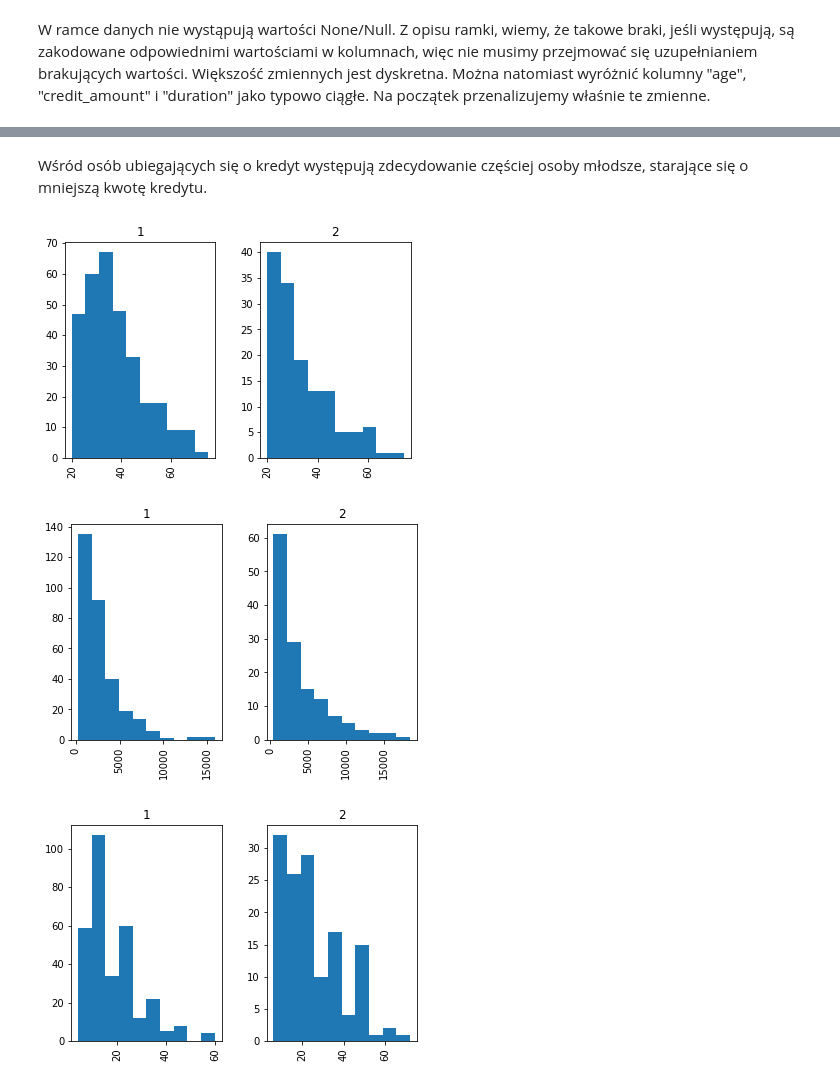
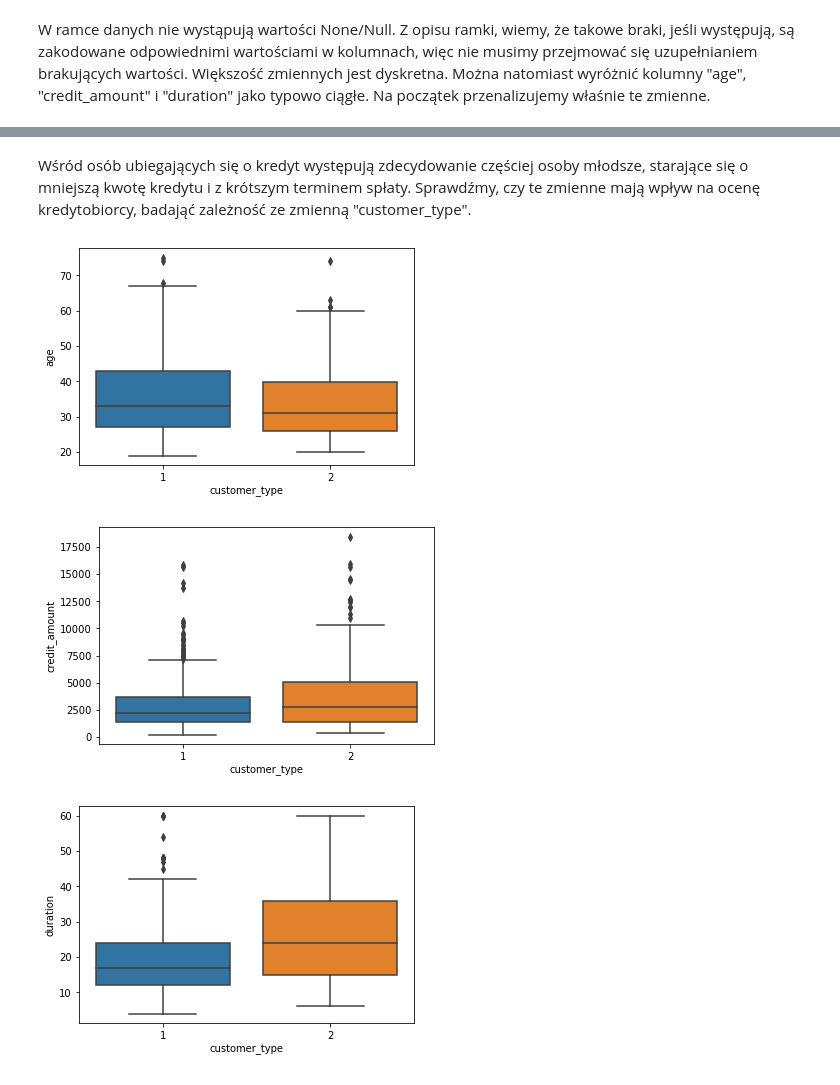
Before and after one commit to malwina0/2022L-ML, a Jupyter notebook: PD1.ipynb, the cells around one changed output, grey strips where cells are left out. Saved outputs shown, nothing was run; the diff lists cells and outputs as text; code cells hidden in the pictures.

```diff
--- a/PD1.ipynb
+++ b/PD1.ipynb
@@ -140,2 +140,2 @@ plt.show()
 # %% [markdown]
-Wśród osób ubiegających się o kredyt występują zdecydowanie częściej osoby młodsze, starające się o mniejszą kwotę kredytu.
+Wśród osób ubiegających się o kredyt występują zdecydowanie częściej osoby młodsze, starające się o mniejszą kwotę kredytu i z krótszym terminem spłaty. Sprawdźmy, czy te zmienne mają wpływ na ocenę kredytobiorcy, badająć zależność ze zmienną "customer_type".
@@ -144,11 +142,8 @@ X_train["customer_type"]
-# %%
-#X_train[X_train["customer_type"] == 1][Cont_vars].hist(figsize = (8,6))
-#X_train[X_train["customer_type"] == 1][Cont_vars].hist()
-
-for name in Cont_vars:
-    X_train[name].hist(by = X_train["customer_type"])
-plt.show()
-# %% [output]
-[figure, removed]
-[figure, removed]
-[figure, removed]
+# %%
+for name in Cont_vars:
+    sns.boxplot(y = X_train[name], x = X_train['customer_type'])
+    plt.show()
+# %% [output]
+[figure, added]
+[figure, added]
+[figure, added]
```
Also changed, not shown: parts of 7 cells of this notebook.
